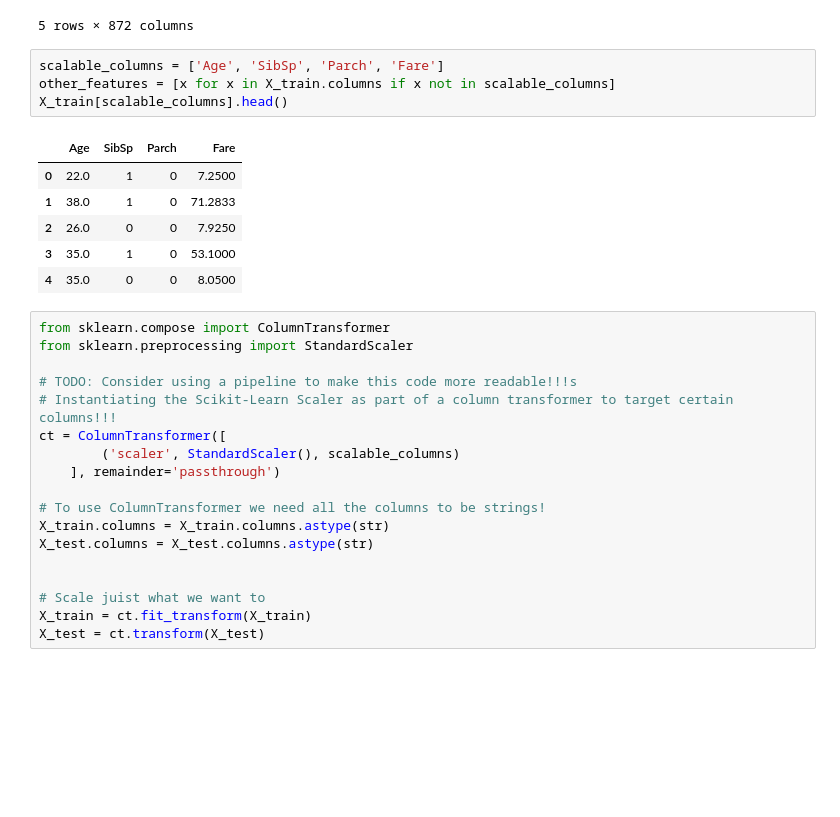
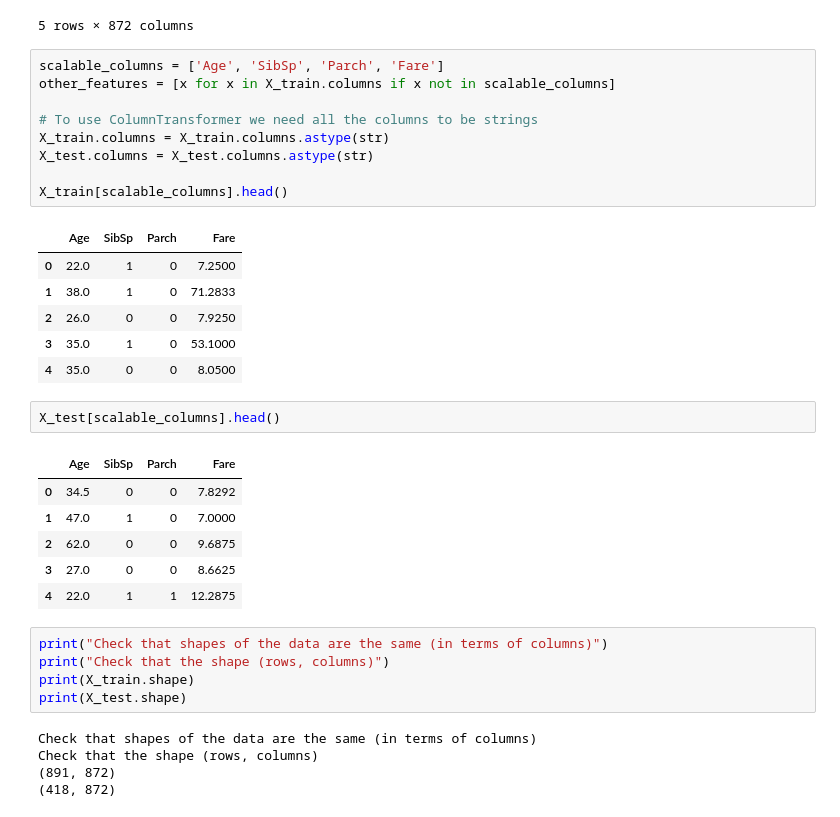
Before and after one commit to edoatley/ml, a Jupyter notebook: kaggle/competitions/titanic/first_attempt.ipynb, the cells around one changed output. Drawn from its saved outputs; the diff is of its cells as text; blank space fills up the shorter version.

```diff
--- a/kaggle/competitions/titanic/first_attempt.ipynb
+++ b/kaggle/competitions/titanic/first_attempt.ipynb
@@ -254,6 +254,11 @@ X_train.head()
 # %%
 scalable_columns = ['Age', 'SibSp', 'Parch', 'Fare']
 other_features = [x for x in X_train.columns if x not in scalable_columns]
+
+# To use ColumnTransformer we need all the columns to be strings
+X_train.columns = X_train.columns.astype(str)
+X_test.columns = X_test.columns.astype(str)
+
 X_train[scalable_columns].head()
 # %% [output]
 |  | Age | SibSp | Parch | Fare |
@@ -262,21 +267,22 @@ X_train[scalable_columns].head()
 | 2 | 26.0 | 0 | 0 | 7.9250 |
 | 3 | 35.0 | 1 | 0 | 53.1000 |
 | 4 | 35.0 | 0 | 0 | 8.0500 |
-# %%
-from sklearn.compose import ColumnTransformer
-from sklearn.preprocessing import StandardScaler
-
-# TODO: Consider using a pipeline to make this code more readable!!!s
-# Instantiating the Scikit-Learn Scaler as part of a column transformer to target certain columns!!!
-ct = ColumnTransformer([
-        ('scaler', StandardScaler(), scalable_columns)
-    ], remainder='passthrough')
-
-# To use ColumnTransformer we need all the columns to be strings!
-X_train.columns = X_train.columns.astype(str)
-X_test.columns = X_test.columns.astype(str)
-
-
-# Scale juist what we want to
-X_train = ct.fit_transform(X_train)
-X_test = ct.transform(X_test)
+# %%
+X_test[scalable_columns].head()
+# %% [output]
+|  | Age | SibSp | Parch | Fare |
+| 0 | 34.5 | 0 | 0 | 7.8292 |
+| 1 | 47.0 | 1 | 0 | 7.0000 |
+| 2 | 62.0 | 0 | 0 | 9.6875 |
+| 3 | 27.0 | 0 | 0 | 8.6625 |
+| 4 | 22.0 | 1 | 1 | 12.2875 |
+# %%
+print("Check that shapes of the data are the same (in terms of columns)")
+print("Check that the shape (rows, columns)")
+print(X_train.shape)
+print(X_test.shape)
+# %% [output]
+Check that shapes of the data are the same (in terms of columns)
+Check that the shape (rows, columns)
+(891, 872)
+(418, 872)
```
Also changed, not shown: parts of 4 cells of this notebook.
